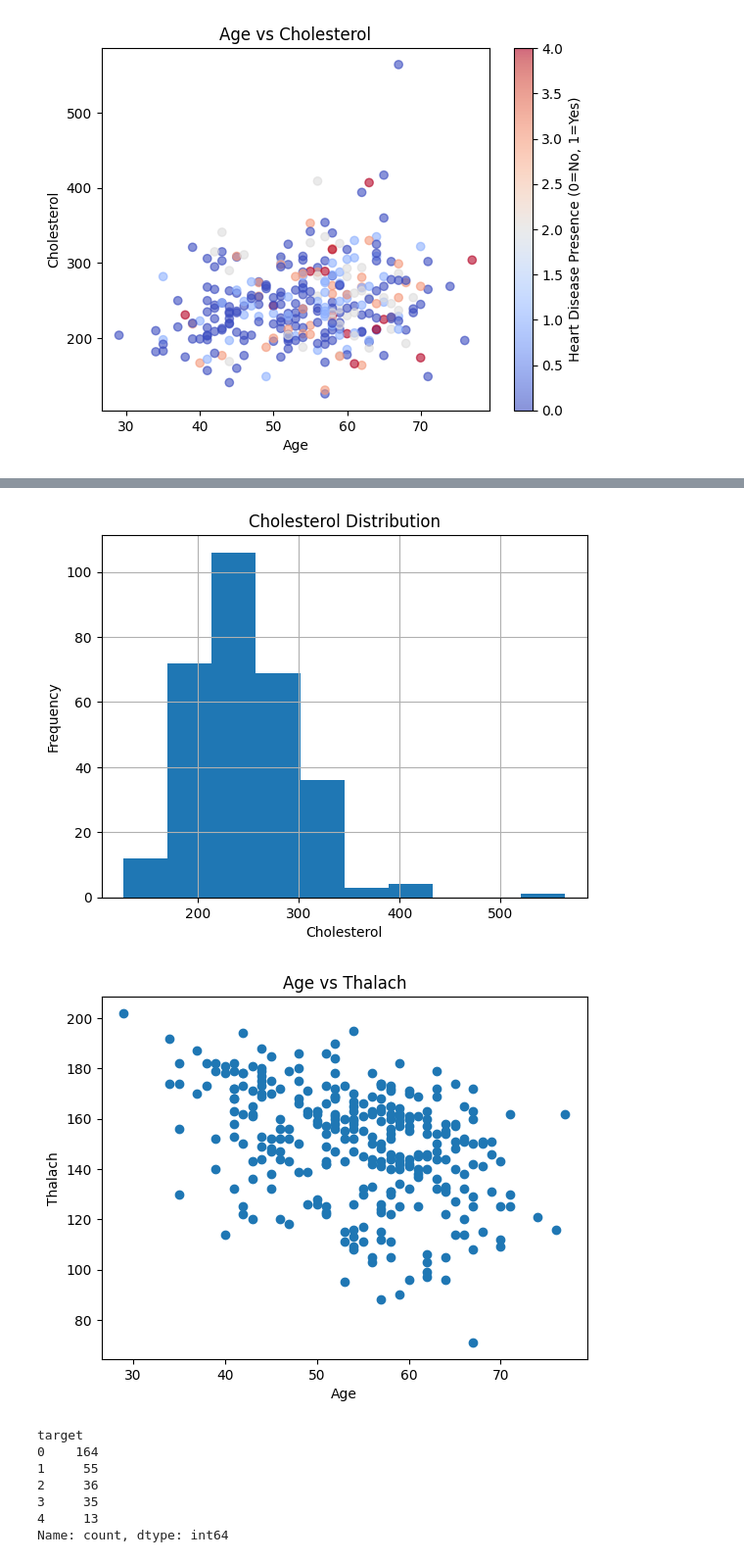
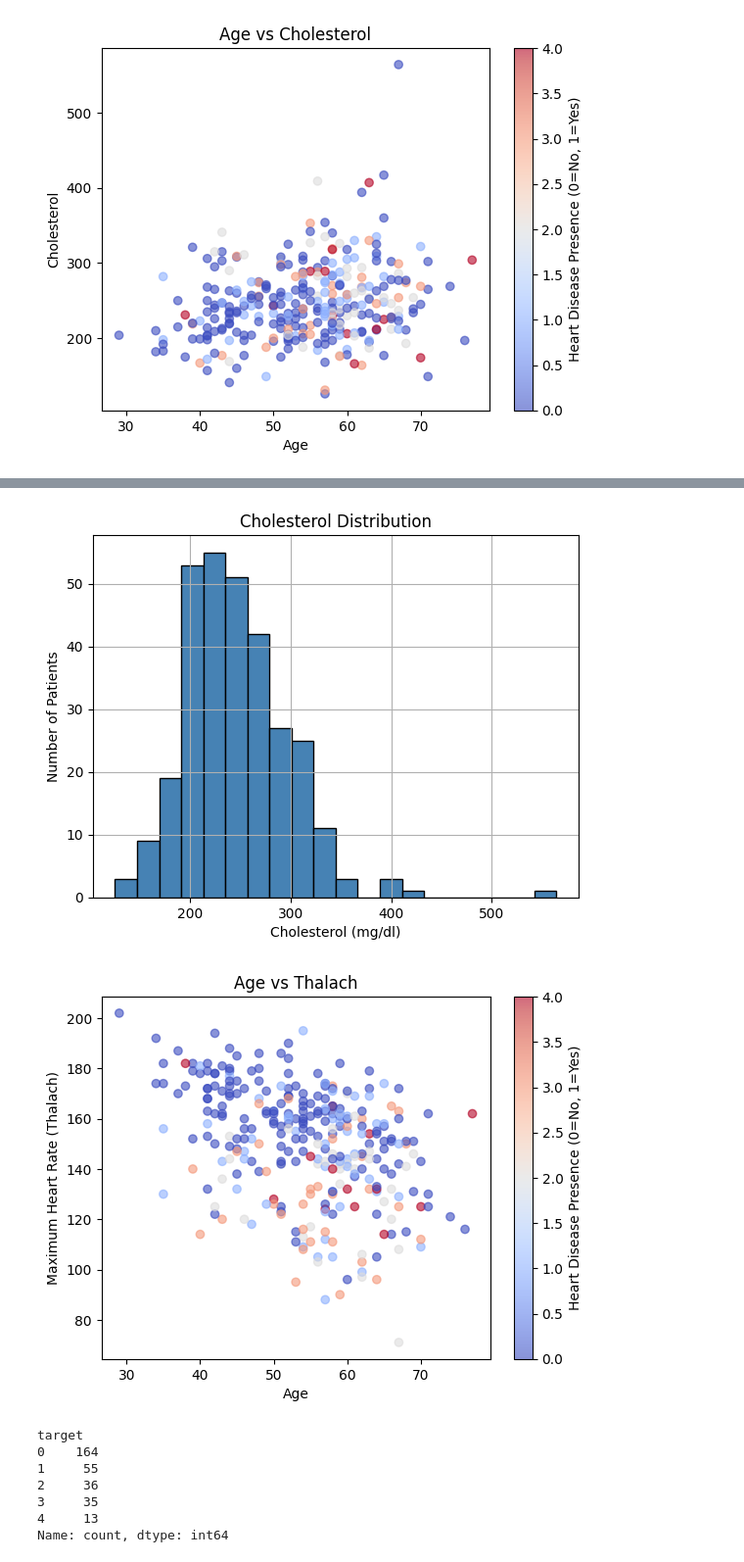
Before and after one commit to mikaemik98/heart-disease-risk-analyzer, a Jupyter notebook: analysis1.ipynb, the cells around one changed output, grey strips where cells are left out. Shown at 98% size. Drawn from its saved outputs; the diff is of its cells as text; code cells hidden in the pictures.

```diff
--- a/analysis1.ipynb
+++ b/analysis1.ipynb
@@ -78,19 +97,26 @@ plt.show()
 # %%
-data_clean['cholesterol'].hist()
+#cholesterol distribution across all patients
+#normal cholesterol is 200mg/dl
+#high risk is above 240mg/dl
+data_clean['cholesterol'].hist(bins=20, color='steelblue', edgecolor='black')
 plt.title('Cholesterol Distribution')
-plt.xlabel('Cholesterol')
-plt.ylabel('Frequency')
+plt.xlabel('Cholesterol (mg/dl)')
+plt.ylabel('Number of Patients')
 plt.show()
 # %% [output]
-[figure, old version]
+[figure, new version]
 # %%
-plt.scatter(data_clean['age'], data_clean['thalach'])
+#age vs maximum heart rate colored by heart disease status
+#healthy hearts should reach higher maximum heart rates during exercise
+#lower maximum heart rate often indicates heart disease
+plt.scatter(data_clean['age'], data_clean['thalach'], c=data_clean['target'], cmap='coolwarm', alpha=0.6)
 plt.xlabel('Age')
-plt.ylabel('Thalach')
+plt.ylabel('Maximum Heart Rate (Thalach)')
 plt.title('Age vs Thalach')
+plt.colorbar(label='Heart Disease Presence (0=No, 1=Yes)')
 plt.show()
 # %% [output]
-[figure, old version]
+[figure, new version]
 # %%
 print(data_clean['target'].value_counts())
 # %% [output]
```
Also changed, not shown: parts of 6 cells of this notebook.
